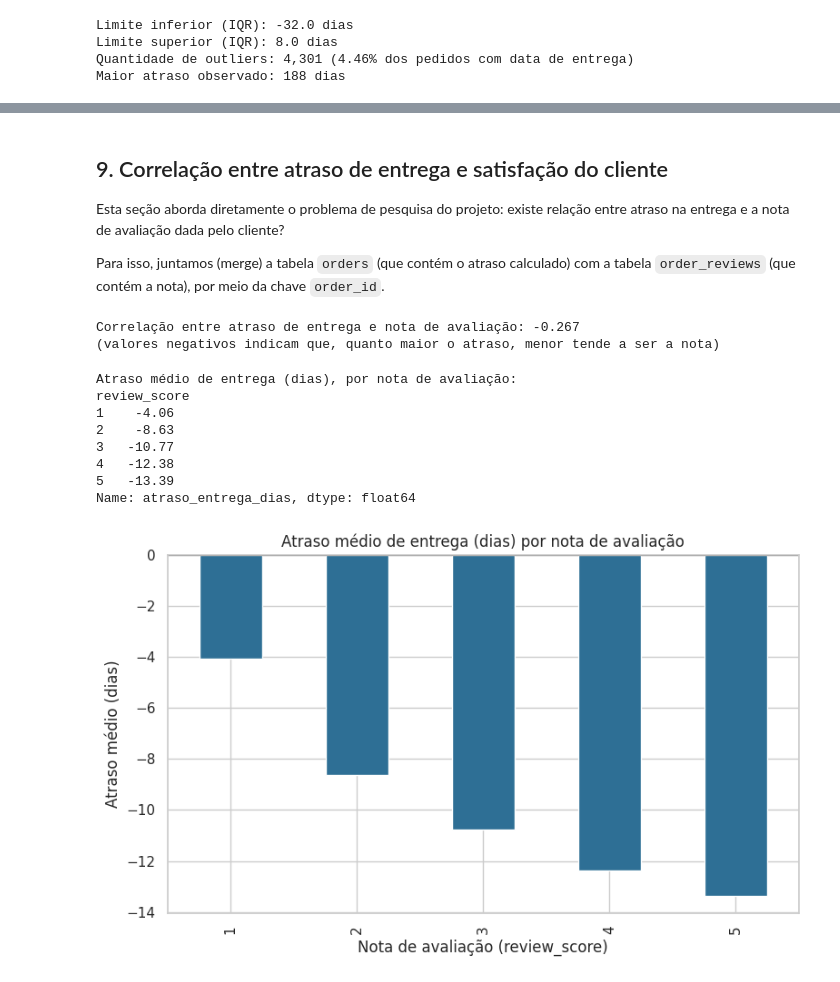
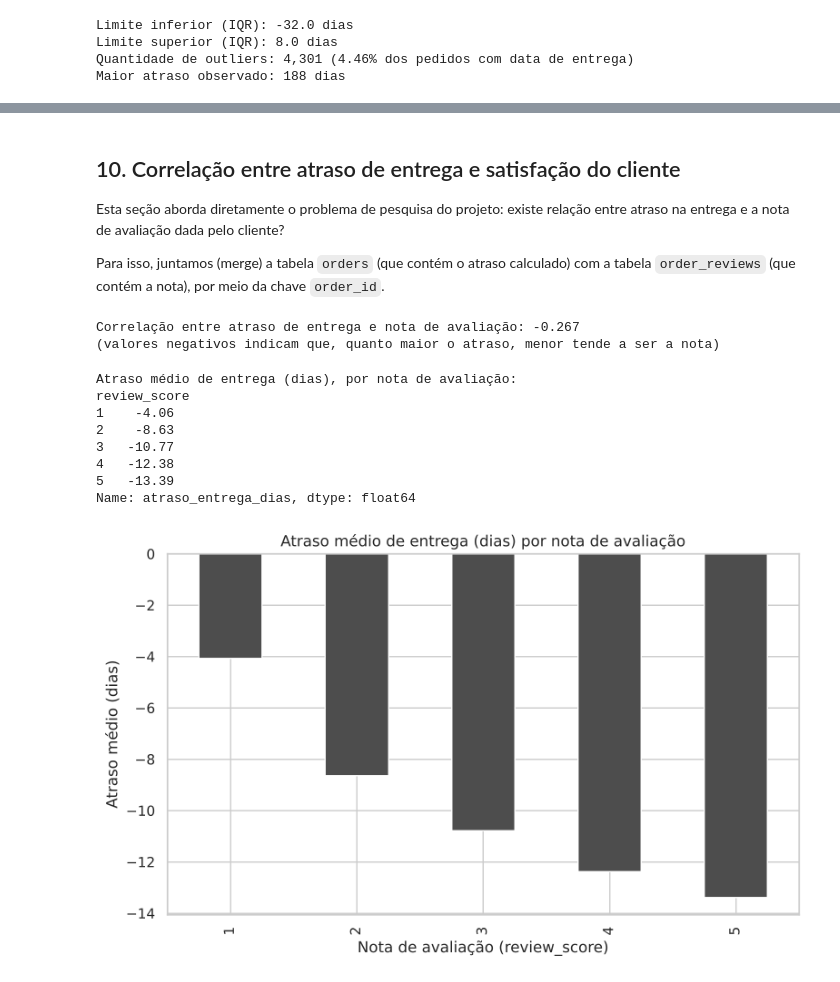
Before and after one commit to fpassr/Projeto-Aplicado-I, a Jupyter notebook: notebooks/01_analise_exploratoria_olist.ipynb, the cells around one changed output, grey strips where cells are left out. Drawn from its saved outputs; the diff is of its cells as text; code cells hidden in the pictures.

```diff
--- a/notebooks/01_analise_exploratoria_olist.ipynb
+++ b/notebooks/01_analise_exploratoria_olist.ipynb
@@ -18,17 +29,25 @@ import numpy as np
 import matplotlib.pyplot as plt
 import seaborn as sns
 
-# Configuração visual padrão dos gráficos deste notebook
+# Configuração visual padrão dos gráficos deste notebook.
+# Seguindo a orientação da Aula 3 (Storytelling), usamos uma paleta sóbria em tons de cinza,
+# com uma única cor de destaque (vermelho) reservada para o que é "problema" (atraso).
+COR_PRINCIPAL = "#4d4d4d"   # cinza escuro
+COR_SECUNDARIA = "#a6a6a6"  # cinza claro
+COR_DESTAQUE = "#b22222"    # vermelho — usado só para destacar atraso
+
 sns.set_theme(style="whitegrid")
 plt.rcParams["figure.figsize"] = (9, 5)
 pd.set_option("display.max_columns", 50)
+pd.set_option("display.width", 160)
 # %% [markdown]
 ## 2. Carregamento dos dados
 
 Carregamos as 9 tabelas do dataset "Brazilian E-Commerce Public Dataset by Olist",
 armazenadas na pasta `dados/` do repositório do projeto.
 # %%
-caminho = "dados/"
+# O notebook fica em notebooks/, e os dados em dados/ (uma pasta acima).
+caminho = "../dados/"
 
 customers = pd.read_csv(caminho + "olist_customers_dataset.csv")
 geolocation = pd.read_csv(caminho + "olist_geolocation_dataset.csv")
@@ -307,5 +547,5 @@ plt.show()
 # %% [markdown]
-## 9. Correlação entre atraso de entrega e satisfação do cliente
+## 10. Correlação entre atraso de entrega e satisfação do cliente
 
 Esta seção aborda diretamente o problema de pesquisa do projeto: existe relação entre
 atraso na entrega e a nota de avaliação dada pelo cliente?
@@ -324,27 +564,27 @@ Correlação entre atraso de entrega e nota de avaliação: -0.267
 # %%
 media_atraso_por_nota = orders_reviews.groupby("review_score")["atraso_entrega_dias"].mean()
 print("Atraso médio de entrega (dias), por nota de avaliação:")
 print(media_atraso_por_nota.round(2))
 
 fig, ax = plt.subplots(figsize=(8, 5))
-media_atraso_por_nota.plot(kind="bar", ax=ax, color="#2e6f95")
+media_atraso_por_nota.plot(kind="bar", ax=ax, color=COR_PRINCIPAL)
 ax.axhline(0, color="black", linewidth=0.8)
 ax.set_title("Atraso médio de entrega (dias) por nota de avaliação")
 ax.set_xlabel("Nota de avaliação (review_score)")
 ax.set_ylabel("Atraso médio (dias)")
 plt.tight_layout()
 plt.savefig("atraso_medio_por_nota.png", dpi=120)
 plt.show()
 # %% [output]
 Atraso médio de entrega (dias), por nota de avaliação:
 review_score
 1    -4.06
 2    -8.63
 3   -10.77
 4   -12.38
 5   -13.39
 Name: atraso_entrega_dias, dtype: float64
-[figure, old version]
+[figure, new version]
 # %%
 # Matriz de correlação incluindo outras variáveis numéricas de interesse (preço e frete)
 itens_pedido = order_items.groupby("order_id").agg(
```
Also changed, not shown: parts of 29 cells of this notebook, 10 other files.
